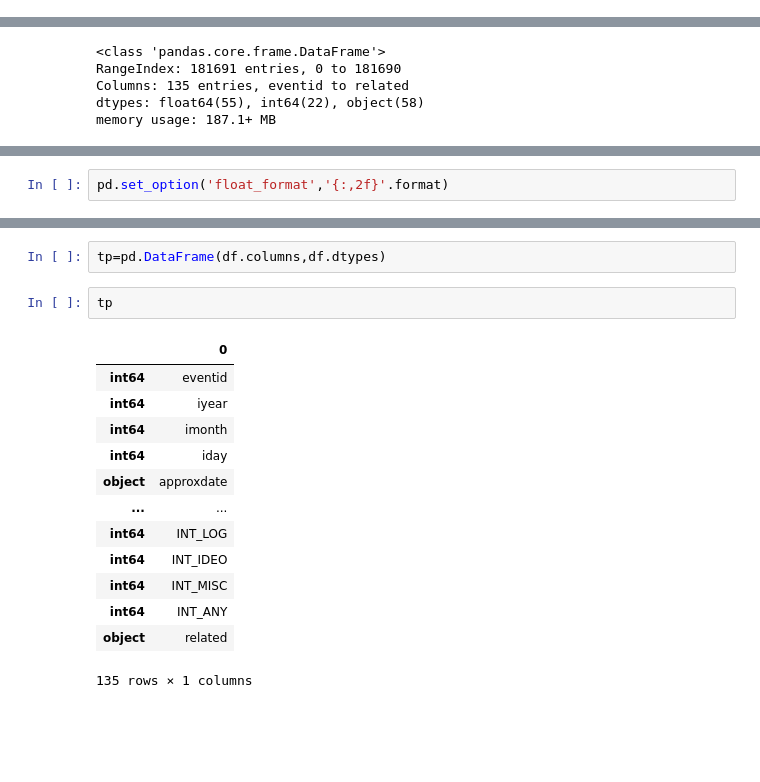
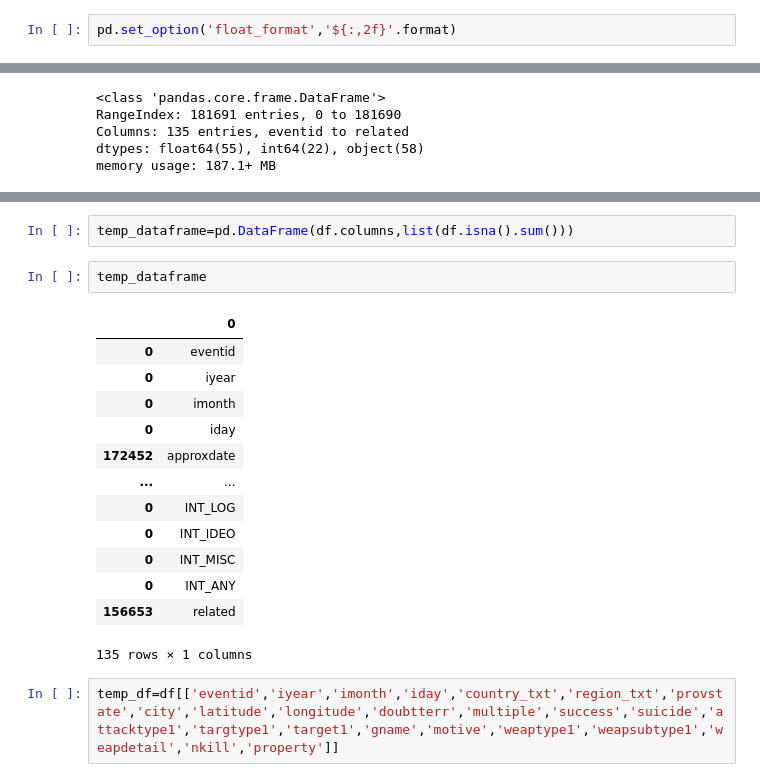
Before and after one commit to GoPlusUltra/Global-Terrorism-Analysis, a Jupyter notebook: Global_Terrorism_Analysis_Capstone_Project.ipynb, the cells around one changed output, grey strips where cells are left out. Drawn from its saved outputs; the diff is of its cells as text; blank space fills up the shorter version.

```diff
--- a/Global_Terrorism_Analysis_Capstone_Project.ipynb
+++ b/Global_Terrorism_Analysis_Capstone_Project.ipynb
@@ -44,3 +43,5 @@ df.describe()
+# %%
+pd.set_option('float_format','${:,2f}'.format)
 # %%
 df.info()
 # %% [output]
@@ -72,2 +52,0 @@ list(df.columns)
-# %%
-pd.set_option('float_format','{:,2f}'.format)
@@ -94,18 +53,20 @@ df.describe
 # %%
-tp=pd.DataFrame(df.columns,df.dtypes)
+temp_dataframe=pd.DataFrame(df.columns,list(df.isna().sum()))
-# %%
-tp
-# %% [output]
-|  | 0 |
-| int64 | eventid |
-| int64 | iyear |
-| int64 | imonth |
-| int64 | iday |
-| object | approxdate |
-| ... | ... |
-| int64 | INT_LOG |
-| int64 | INT_IDEO |
-| int64 | INT_MISC |
-| int64 | INT_ANY |
-| object | related |
-135 rows × 1 columns
+# %%
+temp_dataframe
+# %% [output]
+|  | 0 |
+| 0 | eventid |
+| 0 | iyear |
+| 0 | imonth |
+| 0 | iday |
+| 172452 | approxdate |
+| ... | ... |
+| 0 | INT_LOG |
+| 0 | INT_IDEO |
+| 0 | INT_MISC |
+| 0 | INT_ANY |
+| 156653 | related |
+135 rows × 1 columns
+# %%
+temp_df=df[['eventid','iyear','imonth','iday','country_txt','region_txt','provstate','city','latitude','longitude','doubtterr','multiple','success','suicide','attacktype1','targtype1','target1','gname','motive','weaptype1','weapsubtype1','weapdetail','nkill','property']]
```
Also changed, not shown: parts of 13 cells of this notebook.
